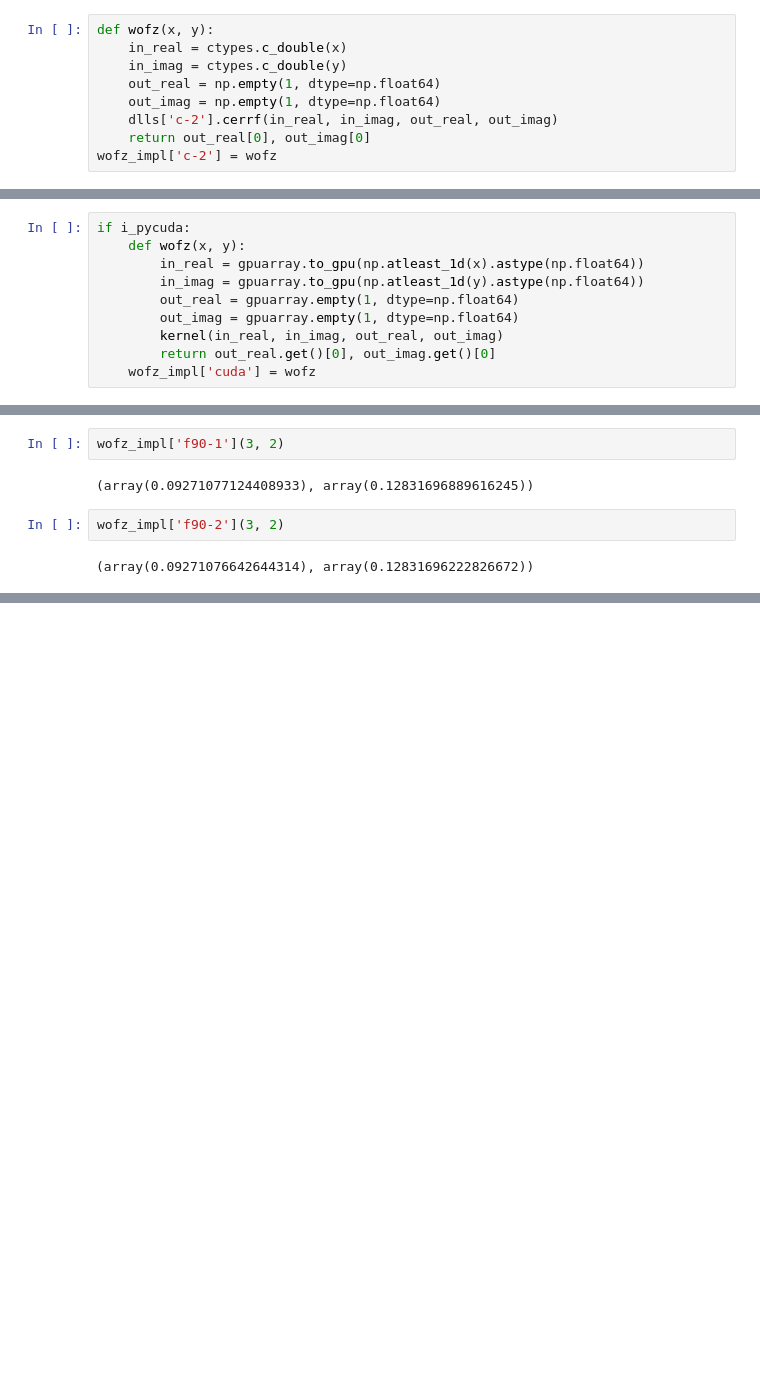
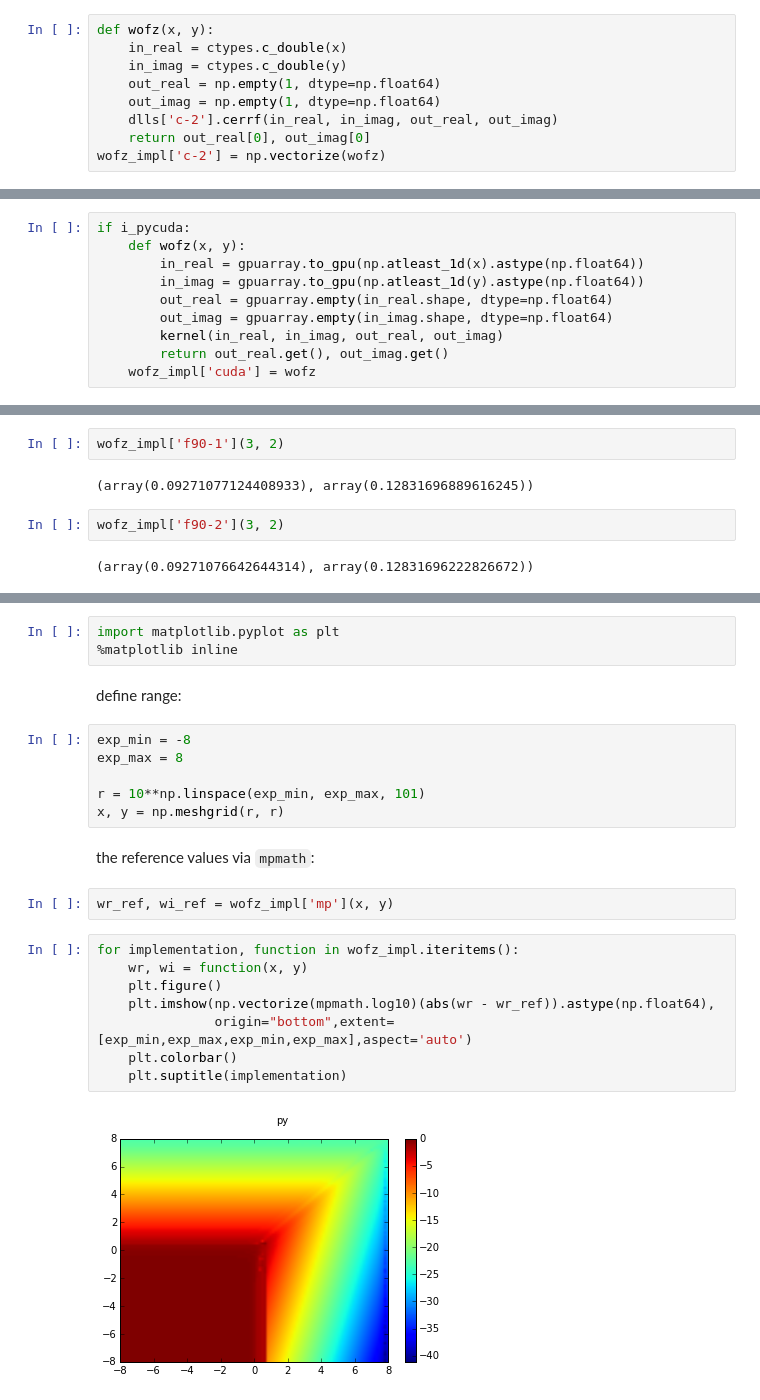
Before and after one commit to rdemaria/faddeevas, a Jupyter notebook: benchmark.ipynb, the cells around one changed output, grey strips where cells are left out. Saved outputs shown, nothing was run; the diff lists cells and outputs as text; blank space fills up the shorter version.

Commit message:
nice plots now in benchmark.ipynb

```diff
--- a/benchmark.ipynb
+++ b/benchmark.ipynb
@@ -73,7 +93,7 @@ def wofz(x, y):
     out_imag = np.empty(1, dtype=np.float64)
     dlls['c-2'].cerrf(in_real, in_imag, out_real, out_imag)
     return out_real[0], out_imag[0]
-wofz_impl['c-2'] = wofz
+wofz_impl['c-2'] = np.vectorize(wofz)
 # %% [markdown]
 ### cernlib-cuda-1
 # %% [markdown]
@@ -106,10 +126,10 @@ if i_pycuda:
     def wofz(x, y):
         in_real = gpuarray.to_gpu(np.atleast_1d(x).astype(np.float64))
         in_imag = gpuarray.to_gpu(np.atleast_1d(y).astype(np.float64))
-        out_real = gpuarray.empty(1, dtype=np.float64)
-        out_imag = gpuarray.empty(1, dtype=np.float64)
+        out_real = gpuarray.empty(in_real.shape, dtype=np.float64)
+        out_imag = gpuarray.empty(in_imag.shape, dtype=np.float64)
         kernel(in_real, in_imag, out_real, out_imag)
-        return out_real.get()[0], out_imag.get()[0]
+        return out_real.get(), out_imag.get()
     wofz_impl['cuda'] = wofz
 # %% [markdown]
 ### cernlib-f90-1
@@ -251,0 +207,25 @@ colorbar()
+# %%
+import matplotlib.pyplot as plt
+%matplotlib inline
+# %% [markdown]
+define range:
+# %%
+exp_min = -8
+exp_max = 8
+
+r = 10**np.linspace(exp_min, exp_max, 101)
+x, y = np.meshgrid(r, r)
+# %% [markdown]
+the reference values via `mpmath`:
+# %%
+wr_ref, wi_ref = wofz_impl['mp'](x, y)
+# %%
+for implementation, function in wofz_impl.iteritems():
+    wr, wi = function(x, y)
+    plt.figure()
+    plt.imshow(np.vectorize(mpmath.log10)(abs(wr - wr_ref)).astype(np.float64),
+               origin="bottom",extent=[exp_min,exp_max,exp_min,exp_max],aspect='auto')
+    plt.colorbar()
+    plt.suptitle(implementation)
+# %% [output]
+[figure, added]
```
Also changed, not shown: parts of 29 cells of this notebook.
